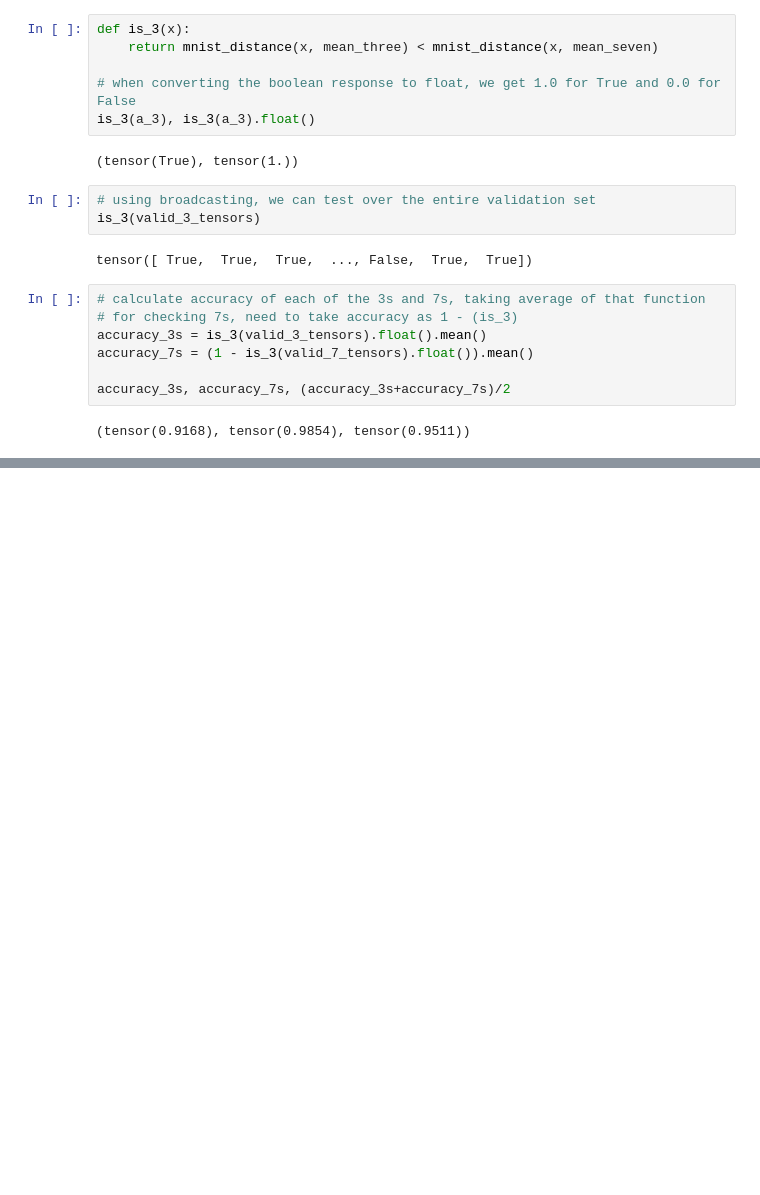
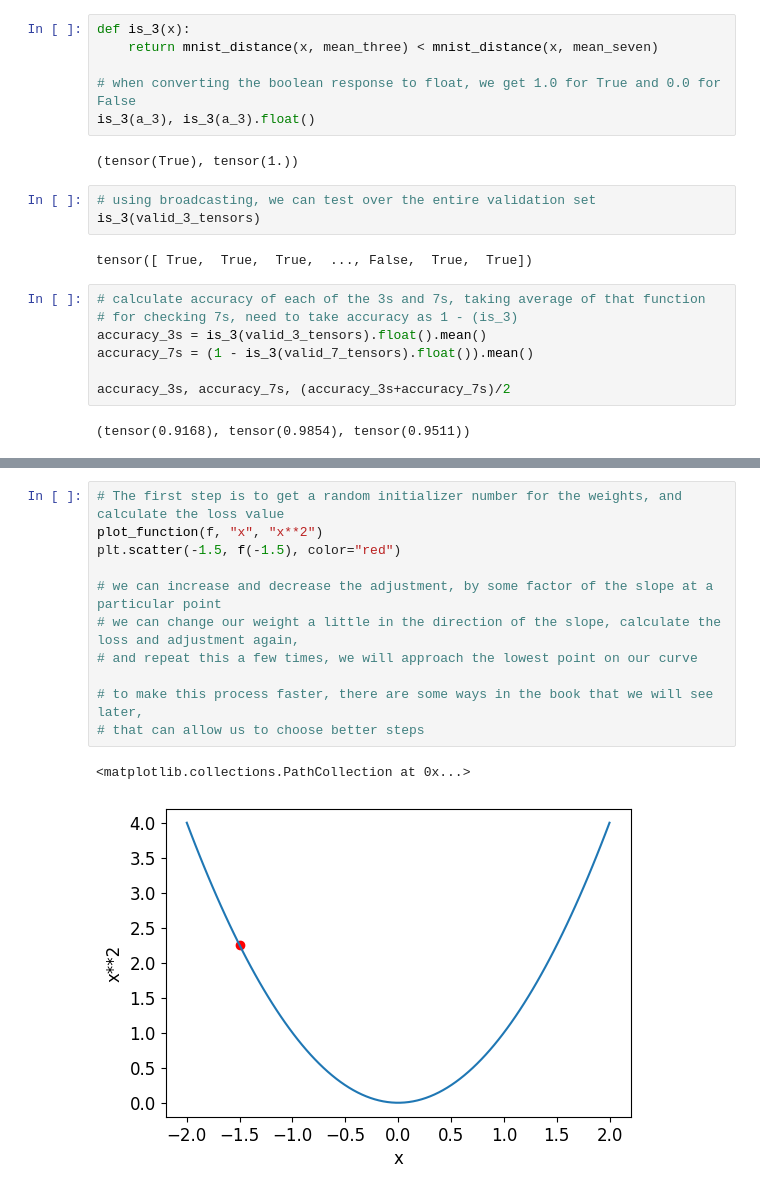
Before and after one commit to JeremyLoh/ml, a Jupyter notebook: fastai/book/chapter4/chapter4.ipynb, the cells around one changed output, grey strips where cells are left out. Drawn from its saved outputs; the diff is of its cells as text; blank space fills up the shorter version.

```diff
--- a/fastai/book/chapter4/chapter4.ipynb
+++ b/fastai/book/chapter4/chapter4.ipynb
@@ -556,0 +613,14 @@ Time to talk about the training process and Stochastic Gradient Descent (SGD)
+# %%
+# The first step is to get a random initializer number for the weights, and calculate the loss value
+plot_function(f, "x", "x**2")
+plt.scatter(-1.5, f(-1.5), color="red")
+
+# we can increase and decrease the adjustment, by some factor of the slope at a particular point
+# we can change our weight a little in the direction of the slope, calculate the loss and adjustment again,
+# and repeat this a few times, we will approach the lowest point on our curve
+
+# to make this process faster, there are some ways in the book that we will see later,
+# that can allow us to choose better steps
+# %% [output]
+<matplotlib.collections.PathCollection at 0x...>
+[figure, added]
```
Also changed, not shown: parts of 2 cells of this notebook.
